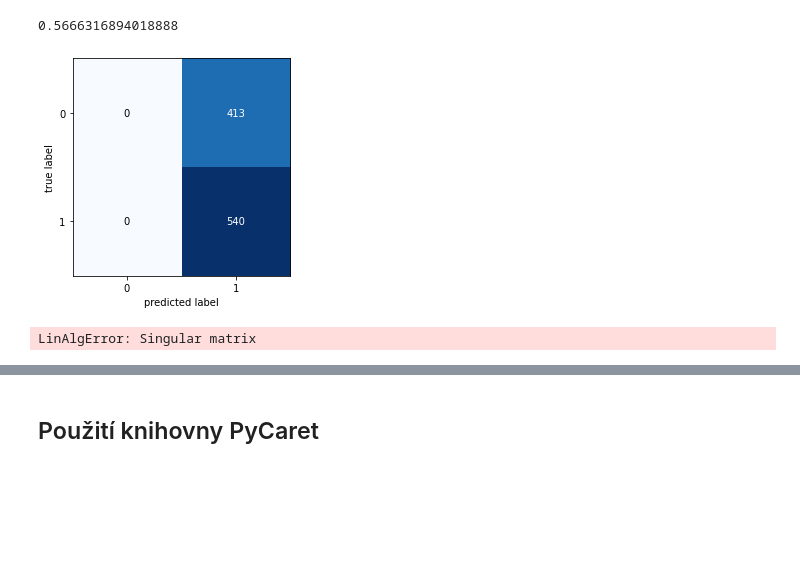
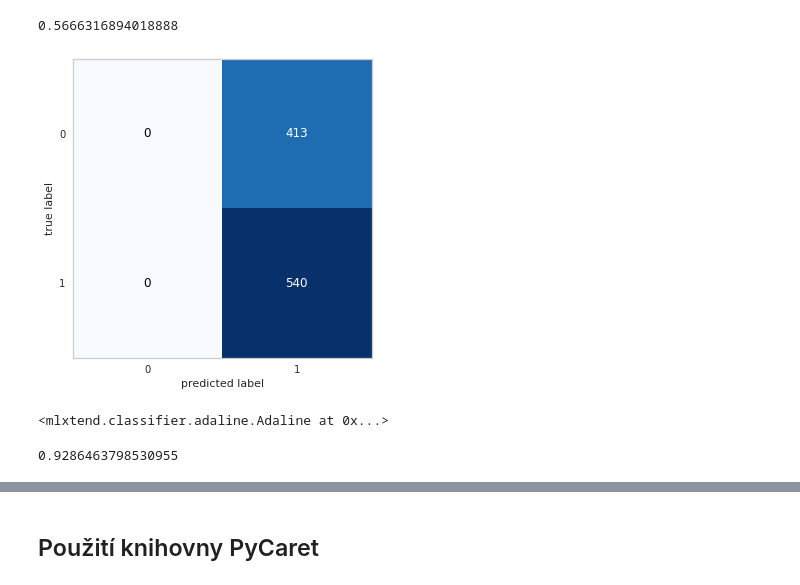
Before and after one commit to mgrossu/dataminator, a Jupyter notebook: klasifikace-experiment.ipynb, the cells around one changed output, grey strips where cells are left out. Cells and saved outputs as stored; diff of their text form; code cells hidden in the pictures; blank space fills up the shorter version.

```diff
--- a/klasifikace-experiment.ipynb
+++ b/klasifikace-experiment.ipynb
@@ -247,25 +260,29 @@ sns.heatmap(pd.DataFrame(knn_matrix), annot=True)
 # %%
+
 #predzpracovani dat pro mlxtend a rozdeleni do trenovaci a testovaci mnoziny
 df_mlxtend = df.copy()
 class_map = {"Cammeo": 0, "Osmancik": 1}
 
 df_mlxtend = df_mlxtend.applymap(lambda s: class_map.get(s) if s in class_map else s)
 
-X = df_mlxtend[df_mlxtend.columns[:-1]]
-y = df_mlxtend['Class']
+X_m = df_mlxtend[df_mlxtend.columns[:-1]]
+y_m = df_mlxtend['Class']
 
-X_normalized = normalize(X, norm='max')
+X_mlxtend=minmax_scaling(X_m, columns=['Area',	'Perimeter',	'Major_Axis_Length',	'Minor_Axis_Length',	'Eccentricity',	'Convex_Area',	'Extent'])
 
-X_train, X_test, y_train, y_test = train_test_split(X_normalized,y, random_state=14)
+X_trainM, X_testM, y_trainM, y_testM = train_test_split(X_mlxtend,y_m, random_state=14)
+#funkce mlxtendu neprijmaji pd.Dataframe, ale np.array
+X_trainM = X_trainM.values
+X_testM = X_testM.values
 
-y_train = y_train.values
-y_test = y_test.values
+y_trainM = y_trainM.values
+y_testM = y_testM.values
 # %% [markdown]
 ## Neuronové sítě
 # %%
 from mlxtend.classifier import Perceptron
-
+#vytvoreni modelu a trenovani
 ppn = Perceptron()
-ppn.fit(X_train, y_train)
+ppn.fit(X_trainM, y_trainM)
 # %% [output]
 <mlxtend.classifier.perceptron.Perceptron at 0x...>
@@ -293,7 +311,7 @@ from mlxtend.classifier import MultiLayerPerceptron as MLP
 
 nn1 = MLP(hidden_layers=[100])
 
-nn1 = nn1.fit(X_train, y_train)
+nn1 = nn1.fit(X_trainM, y_trainM)
 # %%
-y_predicted_nn1 = nn1.predict(X_test)
+y_predicted_nn1 = nn1.predict(X_testM)
 # %%
@@ -301,16 +319,16 @@ accuracy_score(y_test, y_predicted_nn1)
 # %% [output]
 0.5666316894018888
 # %%
-cm2 = confusion_matrix(y_test, y_predicted_nn1)
+cm2 = confusion_matrix(y_testM, y_predicted_nn1)
 fig, ax = plot_confusion_matrix(conf_mat=cm2)
 plt.show()
 # %% [output]
-[figure, old version]
+[figure, new version]
 # %%
 from mlxtend.classifier import Adaline
 
 ada = Adaline()
-ada.fit(X_train, y_train)
+ada.fit(X_trainM, y_trainM)
 # %% [output]
-LinAlgError: Singular matrix
+<mlxtend.classifier.adaline.Adaline at 0x...>
 # %%
@@ -318,3 +336,5 @@ y_predicted_ada=ada.predict(X_test)
 # %%
-accuracy_score(y_test, y_predicted_ada)
+accuracy_score(y_testM, y_predicted_ada)
+# %% [output]
+0.9286463798530955
 # %%
```
Also changed, not shown: parts of 38 cells of this notebook.
